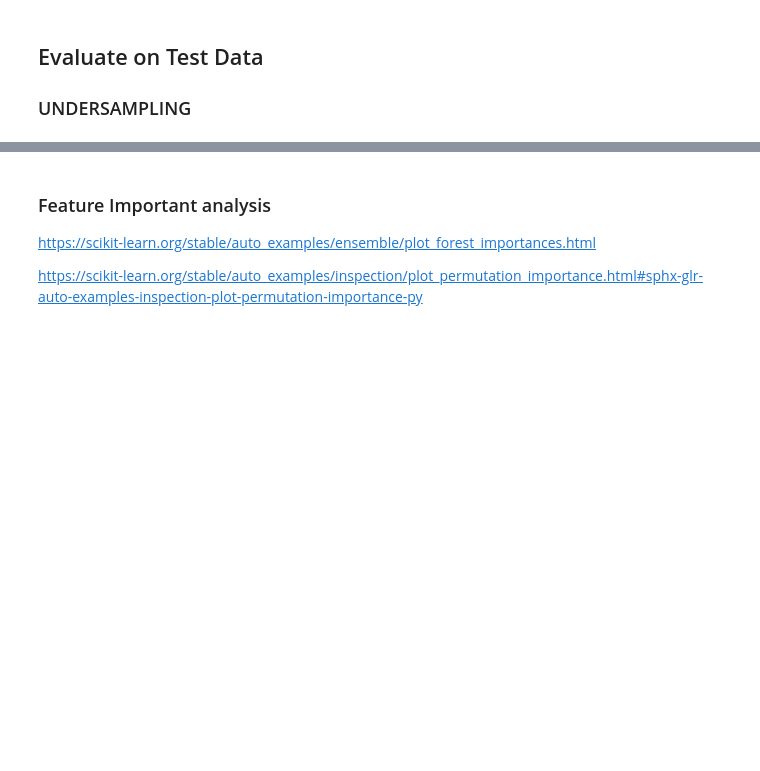
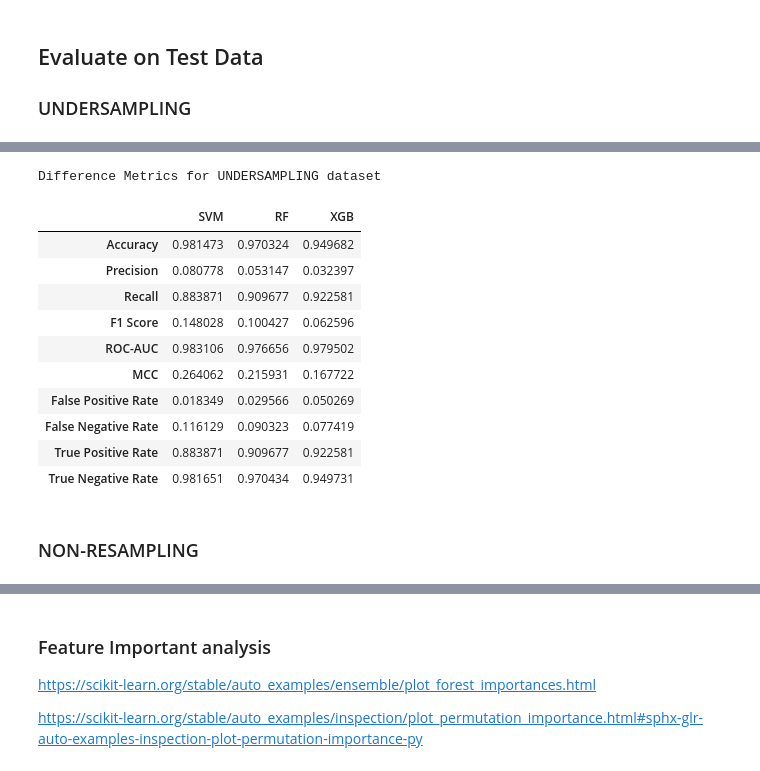
Before and after one commit to yvonnevydao/Credit_Fraud_Detection, a Jupyter notebook: credit_fraud_detection.ipynb, the cells around one changed output, grey strips where cells are left out. Cells and saved outputs as stored; diff of their text form; code cells hidden in the pictures; blank space fills up the shorter version.

```diff
--- a/credit_fraud_detection.ipynb
+++ b/credit_fraud_detection.ipynb
@@ -2657,0 +2298,26 @@ plt.show()
+# %%
+# Create a DataFrame to store metrics for comparison with metrics in rows and models in columns
+print('Difference Metrics for UNDERSAMPLING dataset')
+
+metrics_df = pd.DataFrame({
+    'SVM': svm_metrics,
+    'RF': RF_metrics,
+    'XGB': XGB_metrics
+})
+
+display(metrics_df)
+# %% [output]
+Difference Metrics for UNDERSAMPLING dataset
+|  | SVM | RF | XGB |
+| Accuracy | 0.981473 | 0.970324 | 0.949682 |
+| Precision | 0.080778 | 0.053147 | 0.032397 |
+| Recall | 0.883871 | 0.909677 | 0.922581 |
+| F1 Score | 0.148028 | 0.100427 | 0.062596 |
+| ROC-AUC | 0.983106 | 0.976656 | 0.979502 |
+| MCC | 0.264062 | 0.215931 | 0.167722 |
+| False Positive Rate | 0.018349 | 0.029566 | 0.050269 |
+| False Negative Rate | 0.116129 | 0.090323 | 0.077419 |
+| True Positive Rate | 0.883871 | 0.909677 | 0.922581 |
+| True Negative Rate | 0.981651 | 0.970434 | 0.949731 |
+# %% [markdown]
+### NON-RESAMPLING
```
Also changed, not shown: parts of 49 cells of this notebook.
